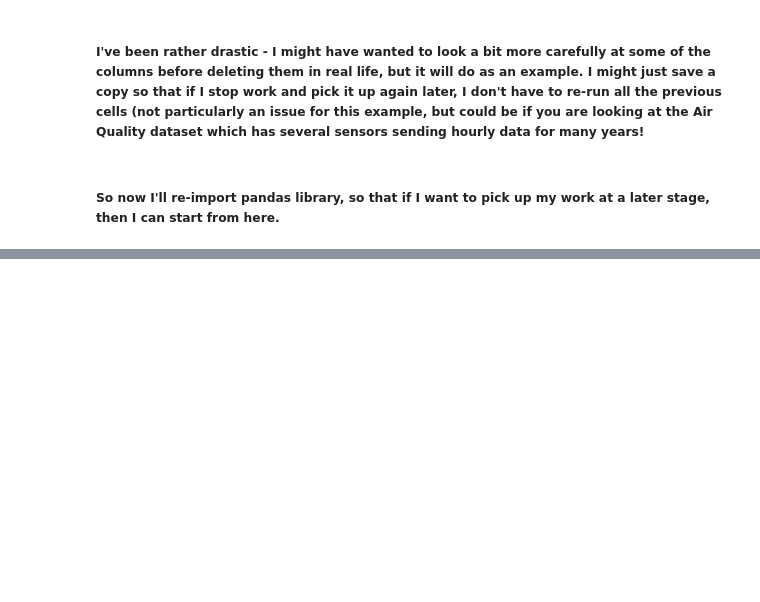
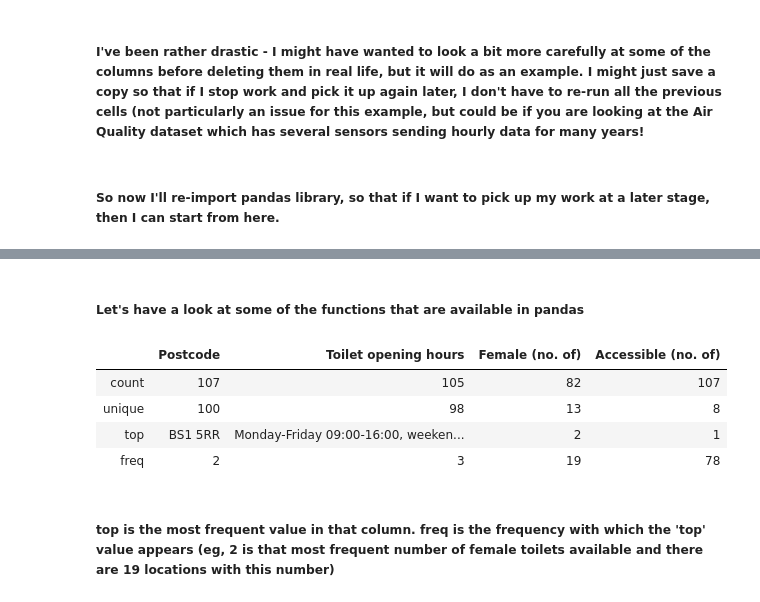
Before and after one commit to CodeHubOrg/python_workshops, a Jupyter notebook: week_5/tutorial_week5.ipynb, the cells around one changed output, grey strips where cells are left out. Cells and saved outputs as stored; diff of their text form; code cells hidden in the pictures; blank space fills up the shorter version.

```diff
--- a/week_5/tutorial_week5.ipynb
+++ b/week_5/tutorial_week5.ipynb
@@ -126,0 +205,12 @@ print(df_rdcd)
+# %% [markdown]
+##### Let's have a look at some of the functions that are available in pandas
+# %%
+acc_data.describe()
+# %% [output]
+|  | Postcode | Toilet opening hours | Female (no. of) | Accessible (no. of) |
+| count | 107 | 105 | 82 | 107 |
+| unique | 100 | 98 | 13 | 8 |
+| top | BS1 5RR | Monday-Friday 09:00-16:00, weeken... | 2 | 1 |
+| freq | 2 | 3 | 19 | 78 |
+# %% [markdown]
+#####  top is the most frequent value in that column.  freq is the frequency with which the 'top' value appears (eg, 2 is that most frequent number of female toilets available and there are 19 locations with this number)
```
Also changed, not shown: parts of 22 cells of this notebook, 1 other file.
